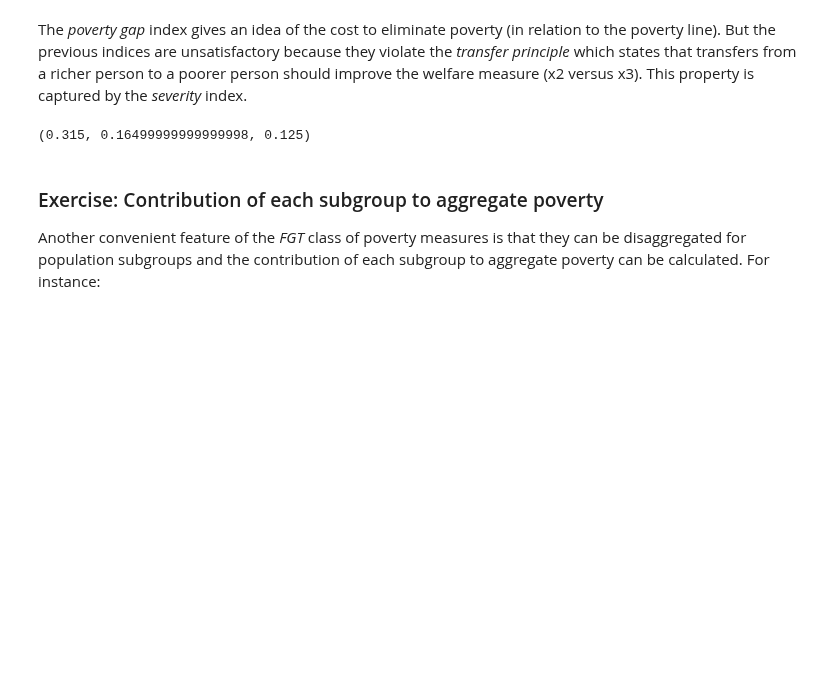
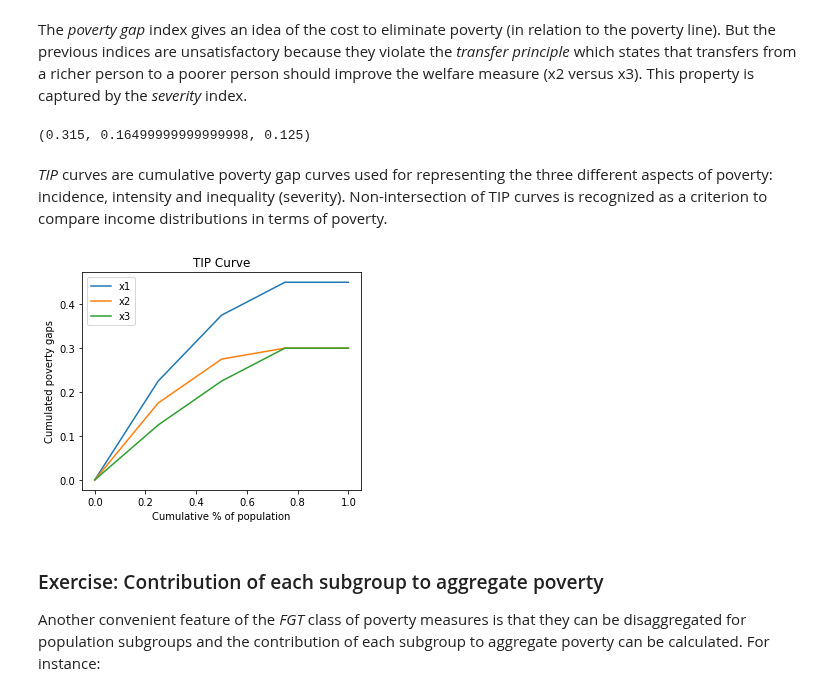
Before and after one commit to ngrion/apode, a Jupyter notebook: docs/source/Tutorial.ipynb, the cells around one changed output. Cells and saved outputs as stored; diff of their text form; code cells hidden in the pictures; blank space fills up the shorter version.

```diff
--- a/docs/source/Tutorial.ipynb
+++ b/docs/source/Tutorial.ipynb
@@ -229,6 +229,15 @@ The *poverty gap* index gives an idea of the cost to eliminate poverty (in relat
 ade1.poverty('severity',pline=pline), ade2.poverty('severity',pline=pline), ade3.poverty('severity',pline=pline)
 # %% [output]
 (0.315, 0.16499999999999998, 0.125)
+# %% [markdown]
+*TIP* curves are cumulative poverty gap curves used for representing the three different aspects of poverty: incidence, intensity and inequality (severity). Non-intersection of TIP curves is recognized as a criterion to compare income distributions in terms of poverty.
+# %%
+ax = ade1.plot.tip(pline=pline)
+ade2.plot.tip(ax=ax, pline=pline)
+ade3.plot.tip(ax=ax, pline=pline)
+ax.legend(['x1','x2','x3']);
+# %% [output]
+[figure, added]
 # %% [markdown]
 ### Exercise: Contribution of each subgroup to aggregate poverty
 
```
Also changed, not shown: parts of 2 cells of this notebook.
